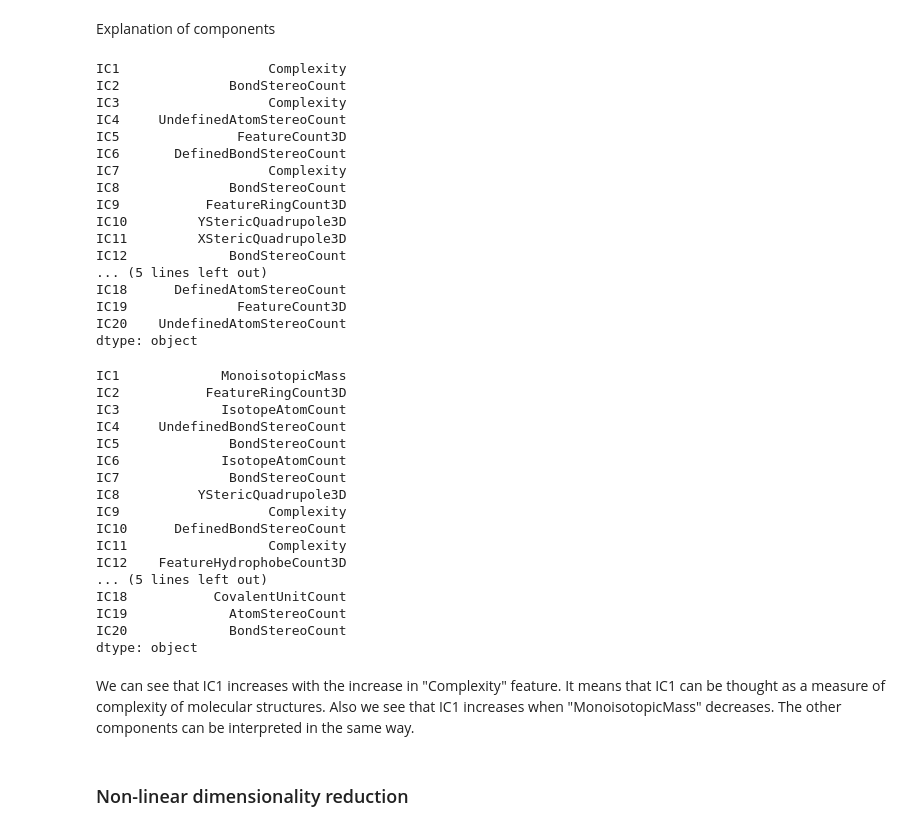
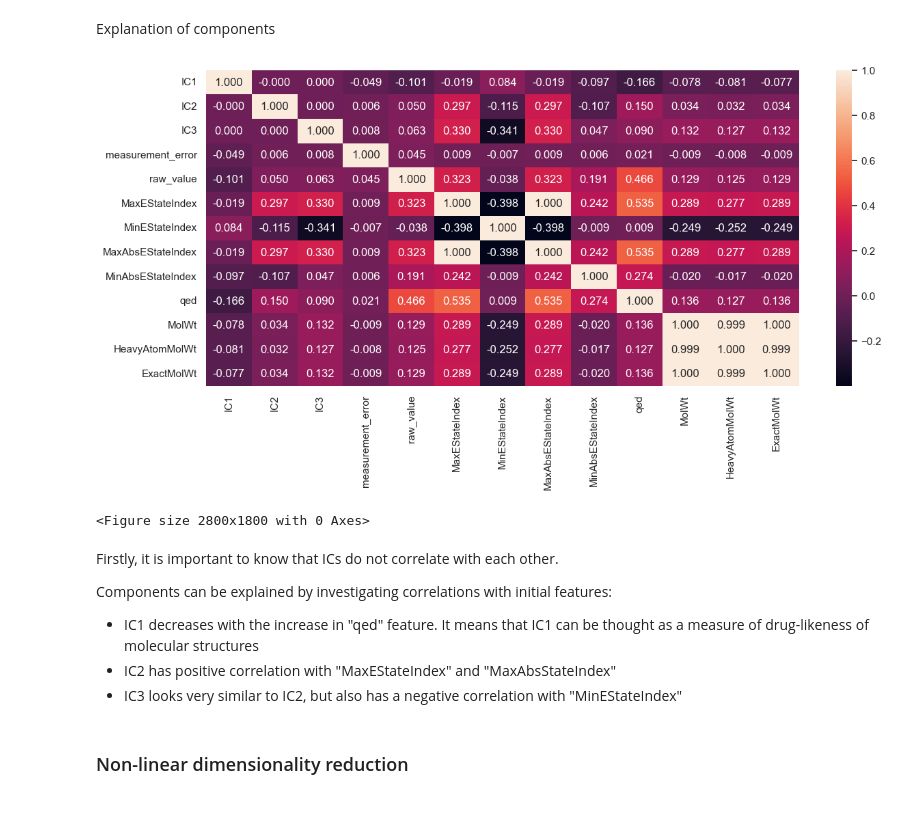
Before and after one commit to AsyaOrlova/ChemAlgorithmsCourse, a Jupyter notebook: hw_1.ipynb, the cells around one changed output. Drawn from its saved outputs; the diff is of its cells as text; code cells hidden in the pictures.

```diff
--- a/hw_1.ipynb
+++ b/hw_1.ipynb
@@ -635,6 +632,6 @@ data_ica = ica.fit_transform(df_normalized)
 # %% [markdown]
 Explanation of components
 # %%
-# combine original dataset with ICs
-df_ic = pd.DataFrame(data = X_ica, columns = [f'IC{i}' for i in range(1,21)])
-df_col = pd.concat([df_ic, pd.DataFrame(X_norm, columns=X.columns)], axis=1)
+# combine part of the original dataset with ICs
+df_ica = pd.DataFrame(data = data_ica, columns = [f'IC{i}' for i in range(1,21)])
+df_col = pd.concat([df_ica[['IC1', 'IC2', 'IC3']], pd.DataFrame(df_normalized.iloc[:, :10], columns=df_normalized.iloc[:, :10].columns)], axis=1)
@@ -646,47 +638,22 @@ np.fill_diagonal(tri_corMatrix.values, 0)
-# %%
-# determine features that have maximum correlation with ICs
-tri_corMatrix.iloc[20:, :20].idxmax()
-# %% [output]
-IC1                   Complexity
-IC2              BondStereoCount
-IC3                   Complexity
-IC4     UndefinedAtomStereoCount
-IC5               FeatureCount3D
-IC6       DefinedBondStereoCount
-IC7                   Complexity
-IC8              BondStereoCount
-IC9           FeatureRingCount3D
-IC10         YStericQuadrupole3D
-IC11         XStericQuadrupole3D
-IC12             BondStereoCount
-... (5 lines left out)
-IC18      DefinedAtomStereoCount
-IC19              FeatureCount3D
-IC20    UndefinedAtomStereoCount
-dtype: object
-# %%
-# determine features that have minimum correlation with ICs
-tri_corMatrix.iloc[20:, :20].idxmin()
-# %% [output]
-IC1             MonoisotopicMass
-IC2           FeatureRingCount3D
-IC3             IsotopeAtomCount
-IC4     UndefinedBondStereoCount
-IC5              BondStereoCount
-IC6             IsotopeAtomCount
-IC7              BondStereoCount
-IC8          YStericQuadrupole3D
-IC9                   Complexity
-IC10      DefinedBondStereoCount
-IC11                  Complexity
-IC12    FeatureHydrophobeCount3D
-... (5 lines left out)
-IC18           CovalentUnitCount
-IC19             AtomStereoCount
-IC20             BondStereoCount
-dtype: object
+# %%
+# compute the correlations between the original data and ICs
+corMatrix = pd.DataFrame.corr(df_col)
+
+# plot the results
+sns.set(rc={'figure.figsize':(14,6)})
+sns.heatmap(corMatrix, annot=True, fmt='.3f')
+plt.figure(figsize=(28,18))
+plt.show()
+# %% [output]
+[figure, added]
+<Figure size 2800x1800 with 0 Axes>
 # %% [markdown]
-We can see that IC1 increases with the increase in "Complexity" feature. It means that IC1 can be thought as a measure of complexity of molecular structures. Also we see that IC1 increases when "MonoisotopicMass" decreases. The other components can be interpreted in the same way.
+Firstly, it is important to know that ICs do not correlate with each other.
+
+Components can be explained by investigating correlations with initial features:
+- IC1 decreases with the increase in "qed" feature. It means that IC1 can be thought as a measure of drug-likeness of molecular structures
+- IC2 has positive correlation with "MaxEStateIndex" and "MaxAbsStateIndex"
+- IC3 looks very similar to IC2, but also has a negative correlation with "MinEStateIndex"
 # %% [markdown]
 ### Non-linear dimensionality reduction
 # %%
```
Also changed, not shown: parts of 7 cells of this notebook.
